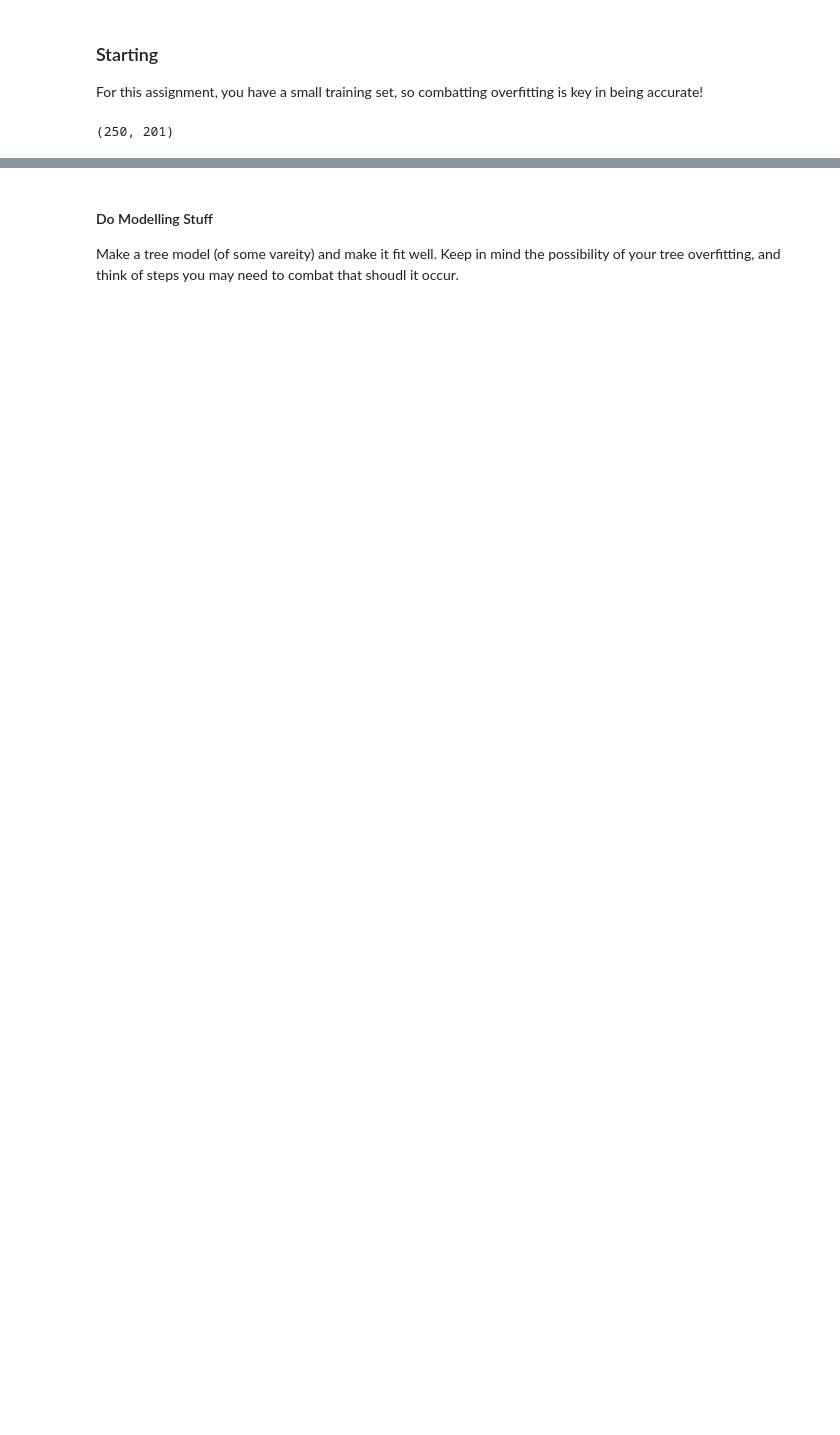
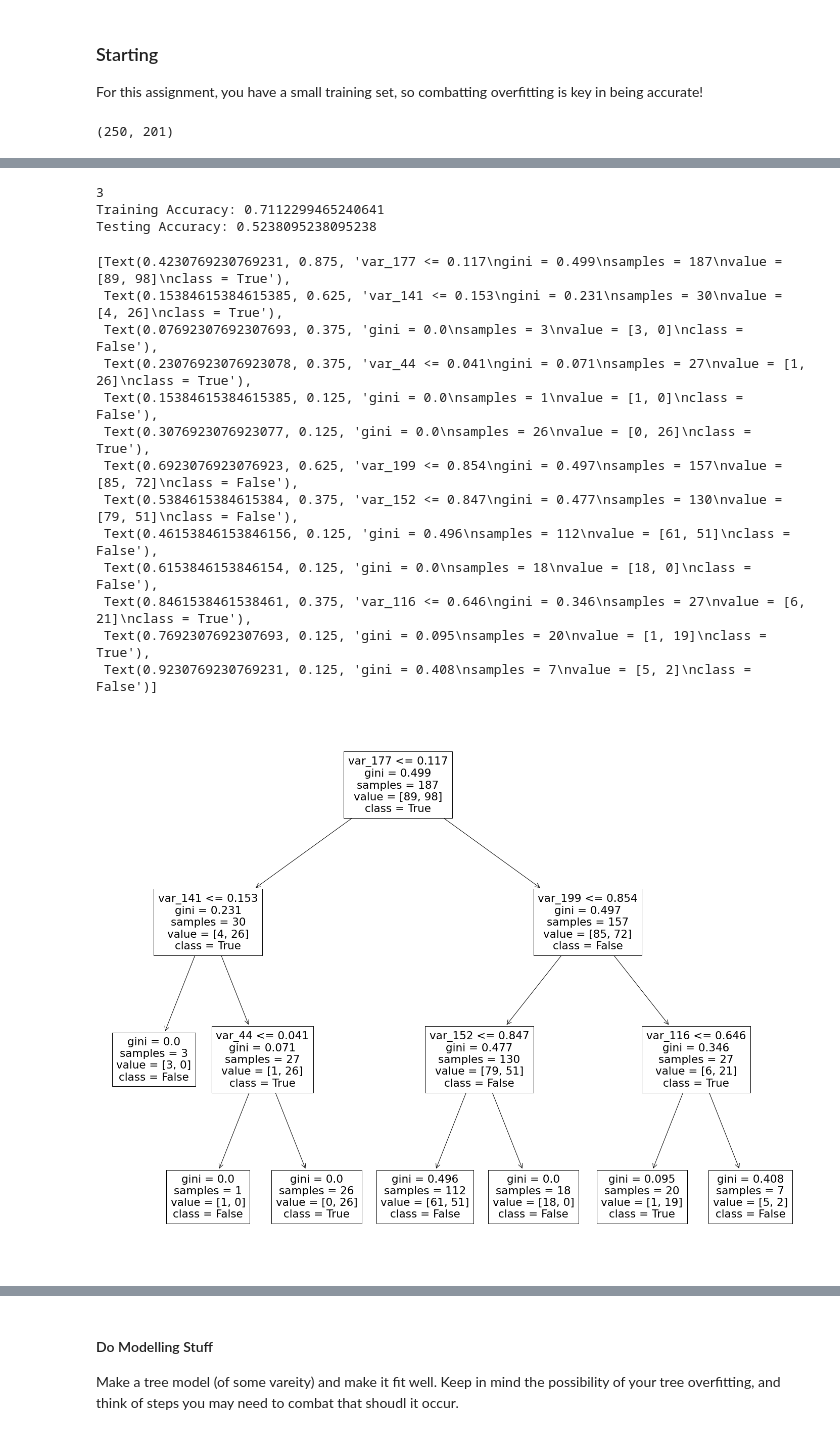
Before and after one commit to guochuanyong/ItML_Asn_1_Students, a Jupyter notebook: part2_start.ipynb, the cells around one changed output, grey strips where cells are left out. Cells and saved outputs as stored; diff of their text form; code cells hidden in the pictures; blank space fills up the shorter version.

```diff
--- a/part2_start.ipynb
+++ b/part2_start.ipynb
@@ -103,0 +161,28 @@ df.shape
+# %%
+#limit depth
+clf = DecisionTreeClassifier(max_depth=3)
+clf = clf.fit(X_train, y_train)
+
+print(clf.get_depth())
+print("Training Accuracy:", clf.score(X_train, y_train))
+print("Testing Accuracy:", clf.score(X_test, y_test))
+plt.figure(figsize=(25,20))
+plot_tree(clf, feature_names=df.columns[:-1], class_names=["False","True"])
+# %% [output]
+3
+Training Accuracy: 0.7112299465240641
+Testing Accuracy: 0.5238095238095238
+[Text(0.4230769230769231, 0.875, 'var_177 <= 0.117\ngini = 0.499\nsamples = 187\nvalue = [89, 98]\nclass = True'),
+ Text(0.15384615384615385, 0.625, 'var_141 <= 0.153\ngini = 0.231\nsamples = 30\nvalue = [4, 26]\nclass = True'),
+ Text(0.07692307692307693, 0.375, 'gini = 0.0\nsamples = 3\nvalue = [3, 0]\nclass = False'),
+ Text(0.23076923076923078, 0.375, 'var_44 <= 0.041\ngini = 0.071\nsamples = 27\nvalue = [1, 26]\nclass = True'),
+ Text(0.15384615384615385, 0.125, 'gini = 0.0\nsamples = 1\nvalue = [1, 0]\nclass = False'),
+ Text(0.3076923076923077, 0.125, 'gini = 0.0\nsamples = 26\nvalue = [0, 26]\nclass = True'),
+ Text(0.6923076923076923, 0.625, 'var_199 <= 0.854\ngini = 0.497\nsamples = 157\nvalue = [85, 72]\nclass = False'),
+ Text(0.5384615384615384, 0.375, 'var_152 <= 0.847\ngini = 0.477\nsamples = 130\nvalue = [79, 51]\nclass = False'),
+ Text(0.46153846153846156, 0.125, 'gini = 0.496\nsamples = 112\nvalue = [61, 51]\nclass = False'),
+ Text(0.6153846153846154, 0.125, 'gini = 0.0\nsamples = 18\nvalue = [18, 0]\nclass = False'),
+ Text(0.8461538461538461, 0.375, 'var_116 <= 0.646\ngini = 0.346\nsamples = 27\nvalue = [6, 21]\nclass = True'),
+ Text(0.7692307692307693, 0.125, 'gini = 0.095\nsamples = 20\nvalue = [1, 19]\nclass = True'),
+ Text(0.9230769230769231, 0.125, 'gini = 0.408\nsamples = 7\nvalue = [5, 2]\nclass = False')]
+[figure, added]
```
Also changed, not shown: parts of 13 cells of this notebook, 1 other file.
